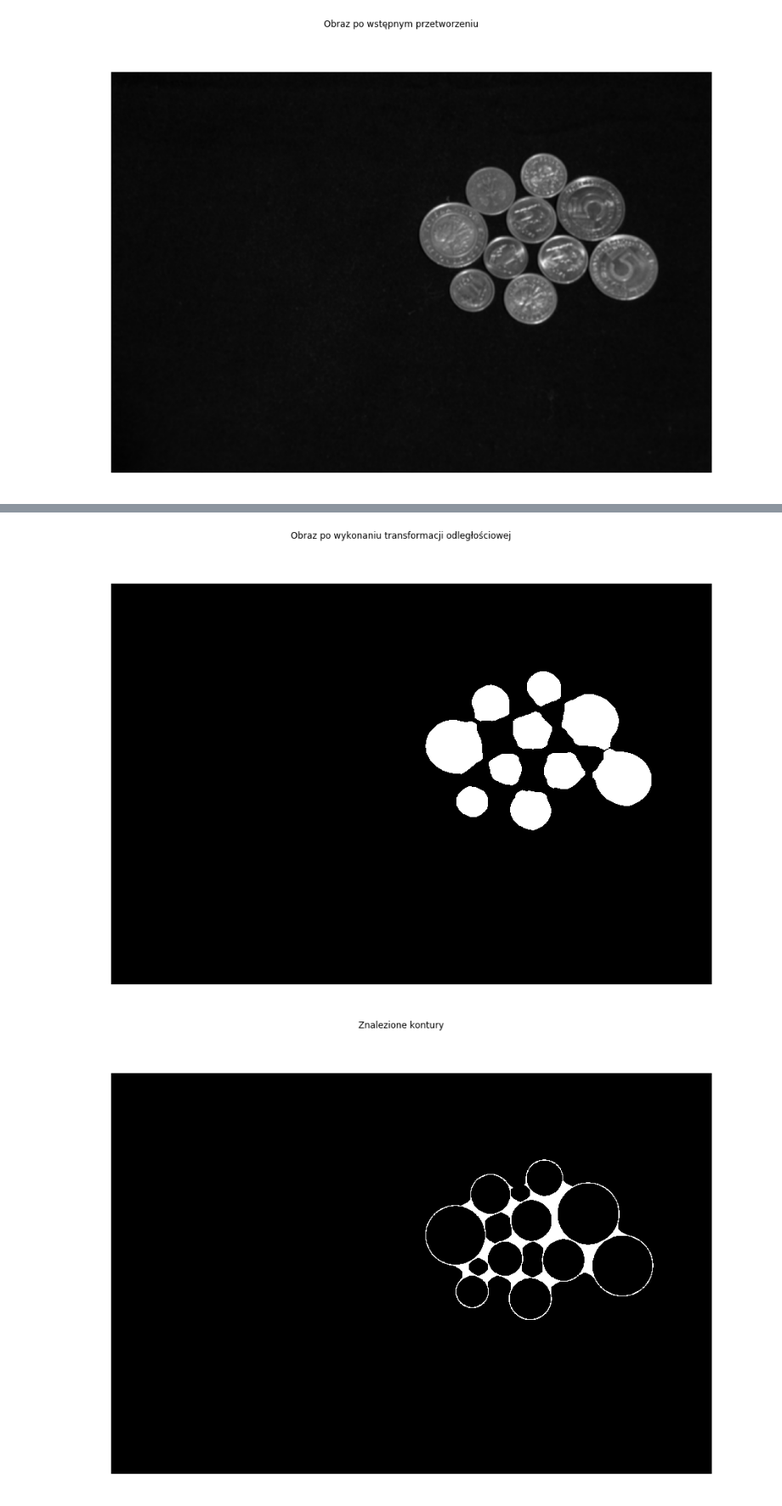
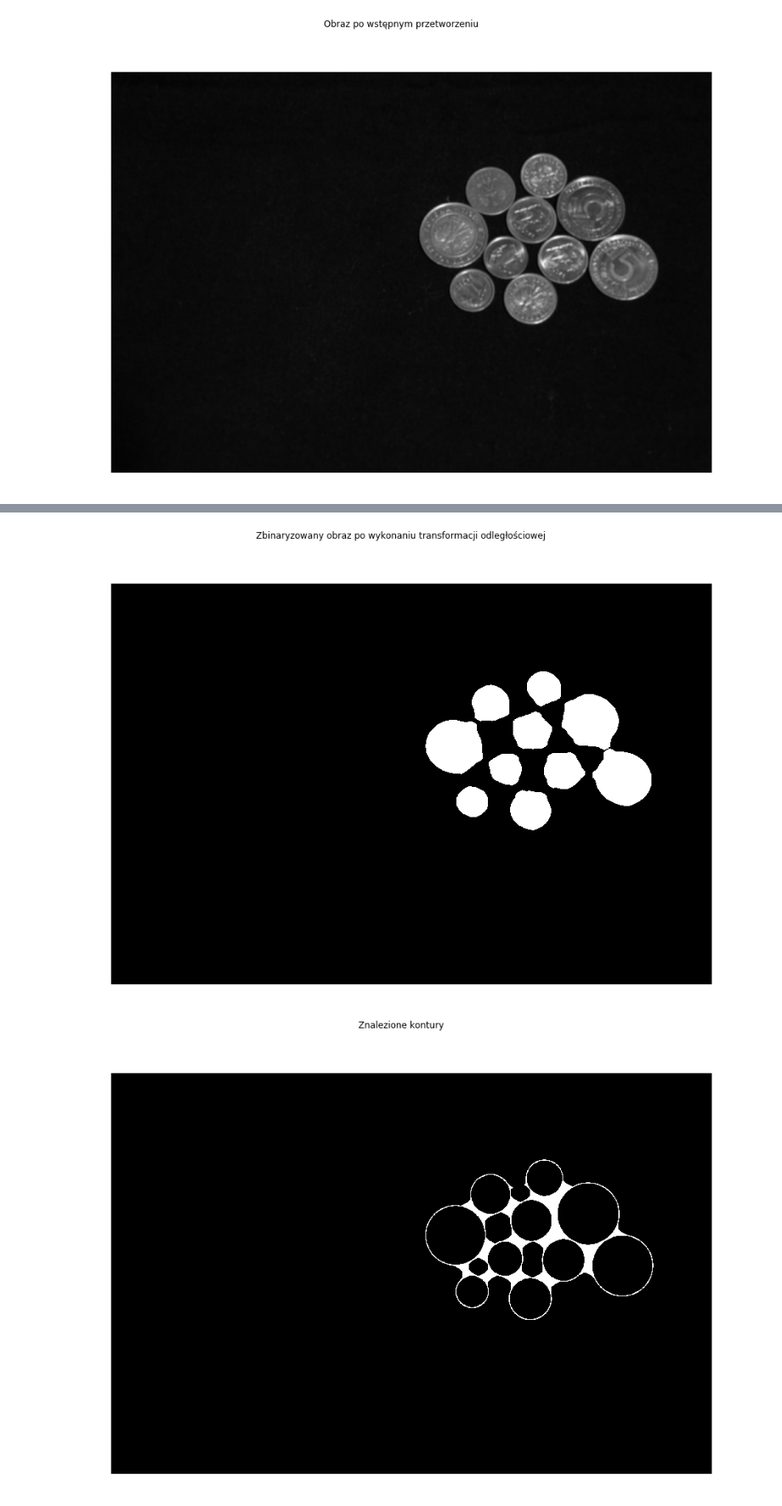
Before and after one commit to Machina123/ImageProcessing, a Jupyter notebook: FinalAssignment/01_assignment.ipynb, the cells around one changed output, grey strips where cells are left out. Shown at 85% size. Cells and saved outputs as stored; diff of their text form; code cells hidden in the pictures.

```diff
--- a/FinalAssignment/01_assignment.ipynb
+++ b/FinalAssignment/01_assignment.ipynb
@@ -108,11 +111,11 @@ showimg(processedimg, title="Obraz po wykonaniu operacji zamknięcia")
 # %%
 distimg = cv2.distanceTransform(binaryimg, cv2.DIST_L2, 5)
 distimg = np.uint8(distimg)
 _, distimg = cv2.threshold(distimg, thresh=46, maxval=255, type=cv2.THRESH_BINARY)
 distimg = cv2.morphologyEx(distimg, op=cv2.MORPH_DILATE, kernel=morphKernel, iterations=10)
-showimg(distimg, title="Obraz po wykonaniu transformacji odległościowej")
+showimg(distimg, title="Zbinaryzowany obraz po wykonaniu transformacji odległościowej")
 # %% [output]
-[figure, old version]
+[figure, new version]
 # %%
 _, contours, hierarchy = cv2.findContours(distimg, cv2.RETR_EXTERNAL, cv2.CHAIN_APPROX_SIMPLE)
 contoursimg = np.zeros_like(binaryimg)
```
Also changed, not shown: parts of 4 cells of this notebook, 1 other file.
